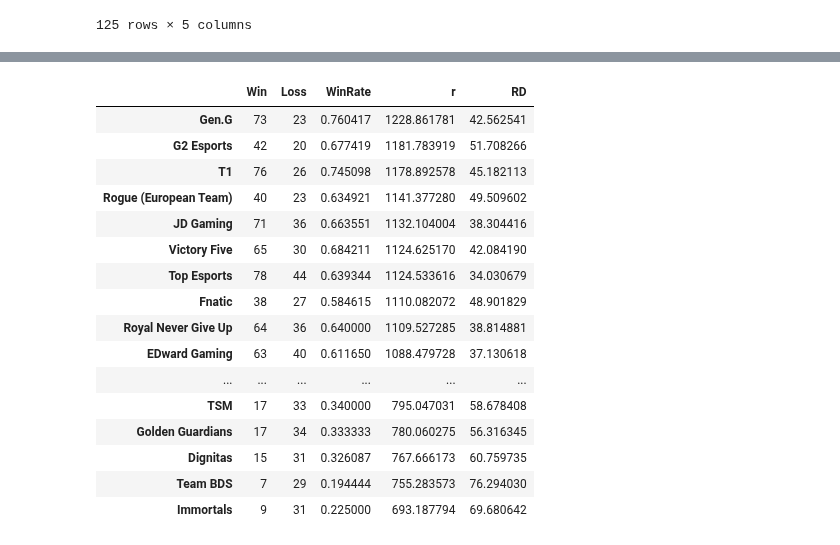
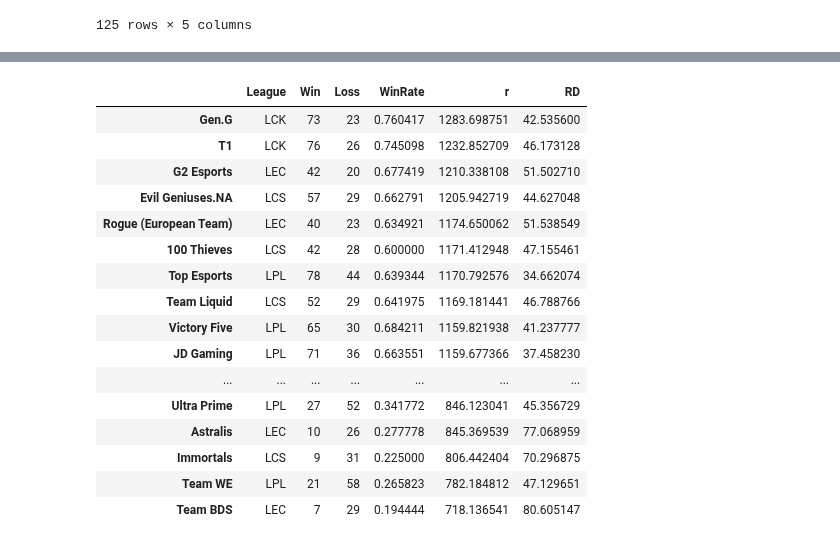
Before and after one commit to posky/LoL-Esports, a Jupyter notebook: glicko_rating.ipynb, the cells around one changed output, grey strips where cells are left out. Cells and saved outputs as stored; diff of their text form; code cells hidden in the pictures.

Commit message:
lolesports glicko rating

```diff
--- a/glicko_rating.ipynb
+++ b/glicko_rating.ipynb
@@ -13,8 +13,9 @@ pd.set_option('display.max_columns', None)
 # %%
 class Team:
     q = math.log(10) / 400
-    def __init__(self, name):
+    def __init__(self, name, league):
         self.name = name
+        self.league = league
         self.win = 0
         self.loss = 0
         self.r = 1000
@@ -60,6 +61,7 @@ class Team:
 
     def to_dict(self):
         data = {
+            'League': self.league,
             'Win': self.win,
             'Loss': self.loss,
             'WinRate': self.win / (self.win + self.loss) if self.win != 0 else 0,
@@ -68,6 +70,20 @@ class Team:
         }
 
         return data
+# %%
+def proceed_rating(teams, games):
+    for row in games.itertuples():
+        team1, team2 = row.Team1, row.Team2
+        result = 1 if row.WinTeam == team1 else 0
+        Team.update_point(teams[team1], teams[team2], result)
+
+def get_rating(teams):
+    ratings = pd.DataFrame(
+        data=map(lambda x: x.to_dict(), teams.values()),
+        index=teams.keys()
+    )
+    ratings = ratings.sort_values(by='r', ascending=False)
+    return ratings
 # %%
 leagues = get_leagues()
 leagues
@@ -92,8 +108,7 @@ tournaments = pd.DataFrame()
 for league in target_leagues:
     t = get_tournaments(f'L.League_Short="{league}" and T.Year=2022')
     tournaments = pd.concat([tournaments, t])
-tournaments = tournaments.reset_index(drop=True)
-tournaments = tournaments.sort_values(by='DateStart')
+tournaments = tournaments.sort_values(by='DateStart').reset_index(drop=True)
 tournaments
 # %% [output]
 |  | Name | OverviewPage | DateStart | Date | League | Region | EventType | StandardName | Split | ... |
@@ -117,41 +132,35 @@ tournaments
 # %%
 teams = {}
 for page in tournaments['OverviewPage']:
     scoreboard_games = get_scoreboard_games(f'T.OverviewPage="{page}"')
-    scoreboard_games = scoreboard_games.sort_values(by='DateTime UTC', ascending=False).reset_index(drop=True)
+    scoreboard_games = scoreboard_games.sort_values(by='DateTime UTC').reset_index(drop=True)
 
     team_names = scoreboard_games[['Team1', 'Team2']].apply(pd.unique)
     team_names = list(set(list(team_names['Team1']) + list(team_names['Team2'])))
+    league = page.split('/')[0]
     for name in team_names:
         if name not in teams:
-            teams[name] = Team(name)
+            teams[name] = Team(name, league)
 
-    for row in scoreboard_games.itertuples():
-        team1, team2 = row.Team1, row.Team2
-        result= 1 if row.WinTeam == team1 else 0
-        Team.update_point(teams[team1], teams[team2], result)
+    proceed_rating(teams, scoreboard_games)
 
-ratings = pd.DataFrame(
-    data=map(lambda x: x.to_dict(), teams.values()),
-    index=teams.keys()
-)
-ratings = ratings.sort_values(by='r', ascending=False)
-ratings
+rating = get_rating(teams)
+rating
 # %% [output]
-|  | Win | Loss | WinRate | r | RD |
-| Gen.G | 73 | 23 | 0.760417 | 1228.861781 | 42.562541 |
-| G2 Esports | 42 | 20 | 0.677419 | 1181.783919 | 51.708266 |
-| T1 | 76 | 26 | 0.745098 | 1178.892578 | 45.182113 |
-| Rogue (European Team) | 40 | 23 | 0.634921 | 1141.377280 | 49.509602 |
-| JD Gaming | 71 | 36 | 0.663551 | 1132.104004 | 38.304416 |
-| Victory Five | 65 | 30 | 0.684211 | 1124.625170 | 42.084190 |
-| Top Esports | 78 | 44 | 0.639344 | 1124.533616 | 34.030679 |
-| Fnatic | 38 | 27 | 0.584615 | 1110.082072 | 48.901829 |
-| Royal Never Give Up | 64 | 36 | 0.640000 | 1109.527285 | 38.814881 |
-| EDward Gaming | 63 | 40 | 0.611650 | 1088.479728 | 37.130618 |
-| ... | ... | ... | ... | ... | ... |
-| TSM | 17 | 33 | 0.340000 | 795.047031 | 58.678408 |
-| Golden Guardians | 17 | 34 | 0.333333 | 780.060275 | 56.316345 |
-| Dignitas | 15 | 31 | 0.326087 | 767.666173 | 60.759735 |
-| Team BDS | 7 | 29 | 0.194444 | 755.283573 | 76.294030 |
-| Immortals | 9 | 31 | 0.225000 | 693.187794 | 69.680642 |
+|  | League | Win | Loss | WinRate | r | RD |
+| Gen.G | LCK | 73 | 23 | 0.760417 | 1283.698751 | 42.535600 |
+| T1 | LCK | 76 | 26 | 0.745098 | 1232.852709 | 46.173128 |
+| G2 Esports | LEC | 42 | 20 | 0.677419 | 1210.338108 | 51.502710 |
+| Evil Geniuses.NA | LCS | 57 | 29 | 0.662791 | 1205.942719 | 44.627048 |
+| Rogue (European Team) | LEC | 40 | 23 | 0.634921 | 1174.650062 | 51.538549 |
+| 100 Thieves | LCS | 42 | 28 | 0.600000 | 1171.412948 | 47.155461 |
+| Top Esports | LPL | 78 | 44 | 0.639344 | 1170.792576 | 34.662074 |
+| Team Liquid | LCS | 52 | 29 | 0.641975 | 1169.181441 | 46.788766 |
+| Victory Five | LPL | 65 | 30 | 0.684211 | 1159.821938 | 41.237777 |
+| JD Gaming | LPL | 71 | 36 | 0.663551 | 1159.677366 | 37.458230 |
+| ... | ... | ... | ... | ... | ... | ... |
+| Ultra Prime | LPL | 27 | 52 | 0.341772 | 846.123041 | 45.356729 |
+| Astralis | LEC | 10 | 26 | 0.277778 | 845.369539 | 77.068959 |
+| Immortals | LCS | 9 | 31 | 0.225000 | 806.442404 | 70.296875 |
+| Team WE | LPL | 21 | 58 | 0.265823 | 782.184812 | 47.129651 |
+| Team BDS | LEC | 7 | 29 | 0.194444 | 718.136541 | 80.605147 |
```
Also changed, not shown: parts of 4 cells of this notebook.
